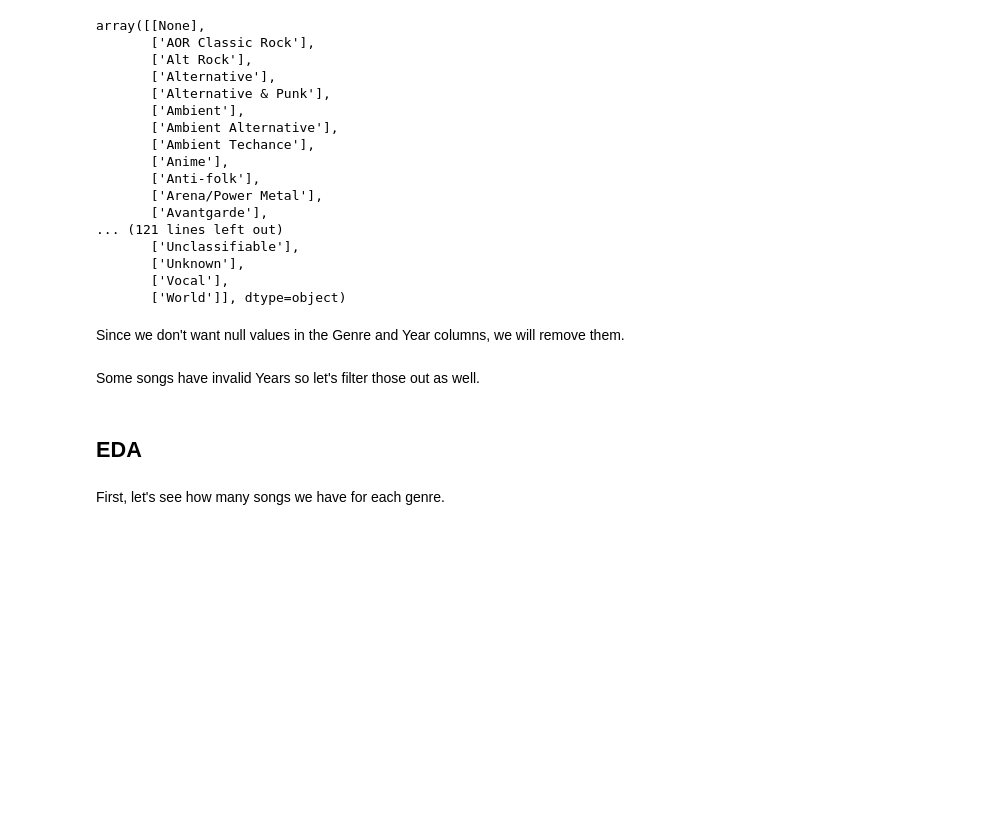
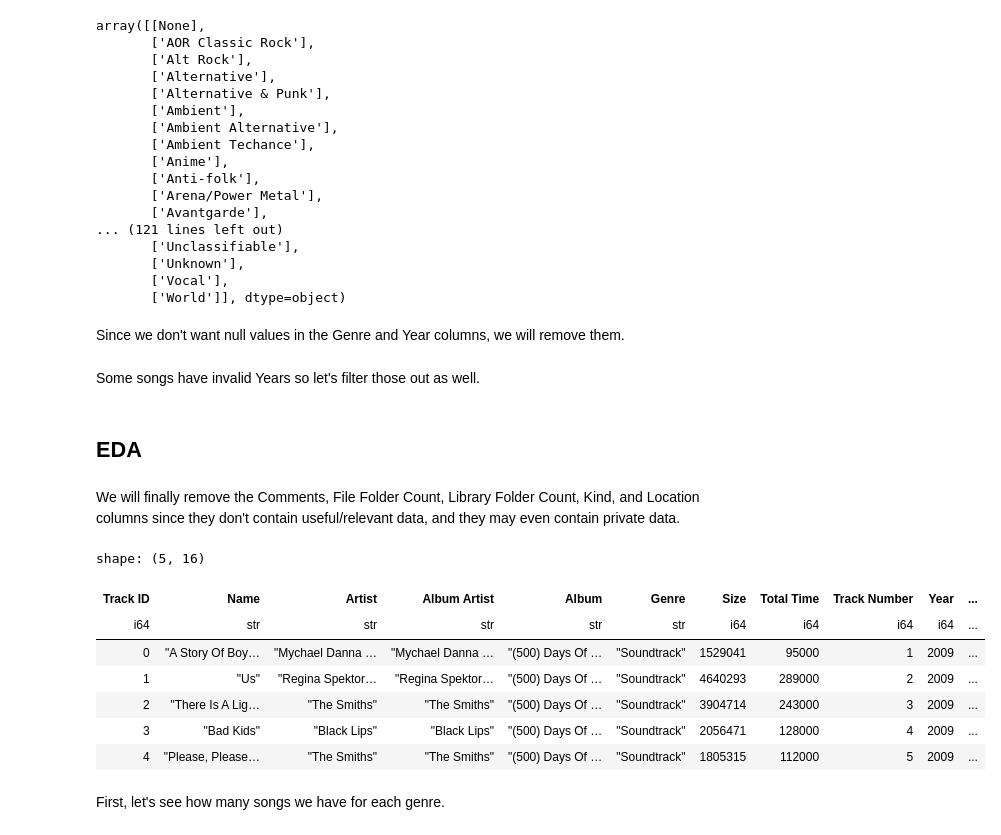
Before and after one commit to Underdoge/music-ds, a Jupyter notebook: Jupyter_Workbook.ipynb, the cells around one changed output. Cells and saved outputs as stored; diff of their text form; code cells hidden in the pictures; blank space fills up the shorter version.

```diff
--- a/Jupyter_Workbook.ipynb
+++ b/Jupyter_Workbook.ipynb
@@ -266,6 +266,24 @@ Some songs have invalid Years so let's filter those out as well.
 songs_df = songs_df.filter(pl.col('Year') > 1000).filter(pl.col('Year') < 2024)
 # %% [markdown]
 ## EDA
+# %% [markdown]
+We will finally remove the Comments, File Folder Count, Library Folder Count, Kind, and Location columns since they don't contain useful/relevant data, and they may even contain private data.
+# %%
+songs_df.drop_in_place("Comments")
+songs_df.drop_in_place("File Folder Count")
+songs_df.drop_in_place("Library Folder Count")
+songs_df.drop_in_place("Kind")
+songs_df.drop_in_place("Location")
+songs_df.head()
+# %% [output]
+shape: (5, 16)
+| Track ID | Name | Artist | Album Artist | Album | Genre | Size | Total Time | Track Number | Year | ... |
+| i64 | str | str | str | str | str | i64 | i64 | i64 | i64 | ... |
+| 0 | "A Story Of Boy… | "Mychael Danna … | "Mychael Danna … | "(500) Days Of … | "Soundtrack" | 1529041 | 95000 | 1 | 2009 | ... |
+| 1 | "Us" | "Regina Spektor… | "Regina Spektor… | "(500) Days Of … | "Soundtrack" | 4640293 | 289000 | 2 | 2009 | ... |
+| 2 | "There Is A Lig… | "The Smiths" | "The Smiths" | "(500) Days Of … | "Soundtrack" | 3904714 | 243000 | 3 | 2009 | ... |
+| 3 | "Bad Kids" | "Black Lips" | "Black Lips" | "(500) Days Of … | "Soundtrack" | 2056471 | 128000 | 4 | 2009 | ... |
+| 4 | "Please, Please… | "The Smiths" | "The Smiths" | "(500) Days Of … | "Soundtrack" | 1805315 | 112000 | 5 | 2009 | ... |
 # %% [markdown]
 First, let's see how many songs we have for each genre.
 # %%
```
Also changed, not shown: parts of 23 cells of this notebook, 2 other files.
